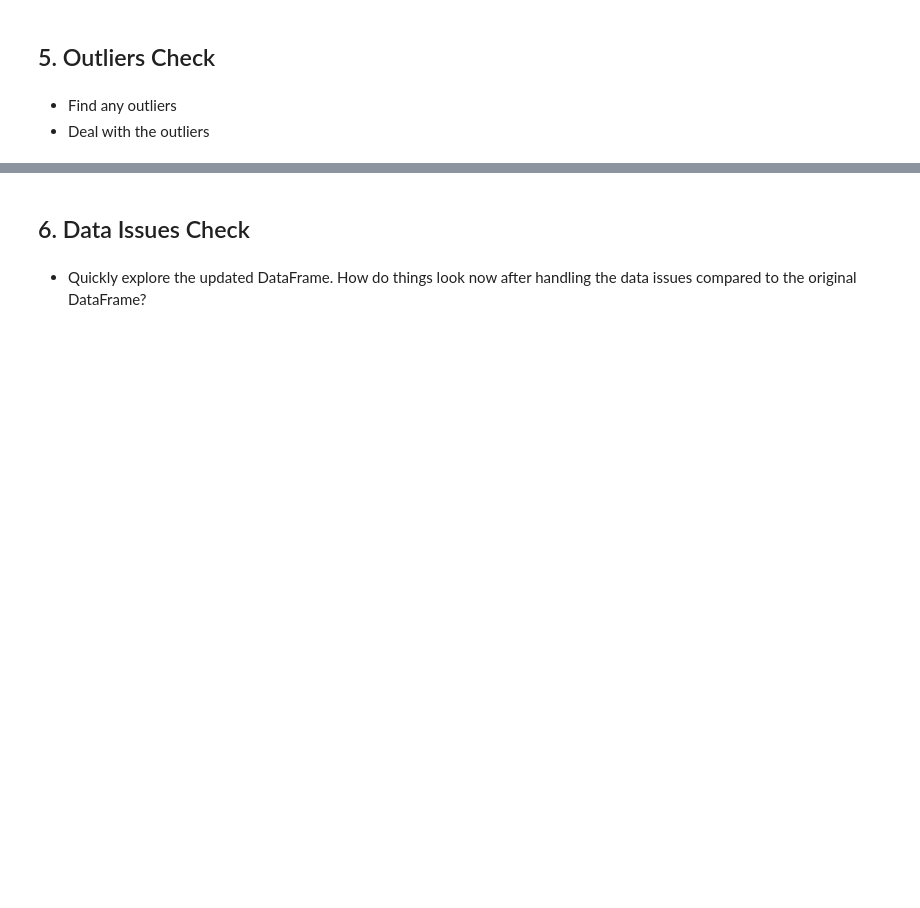
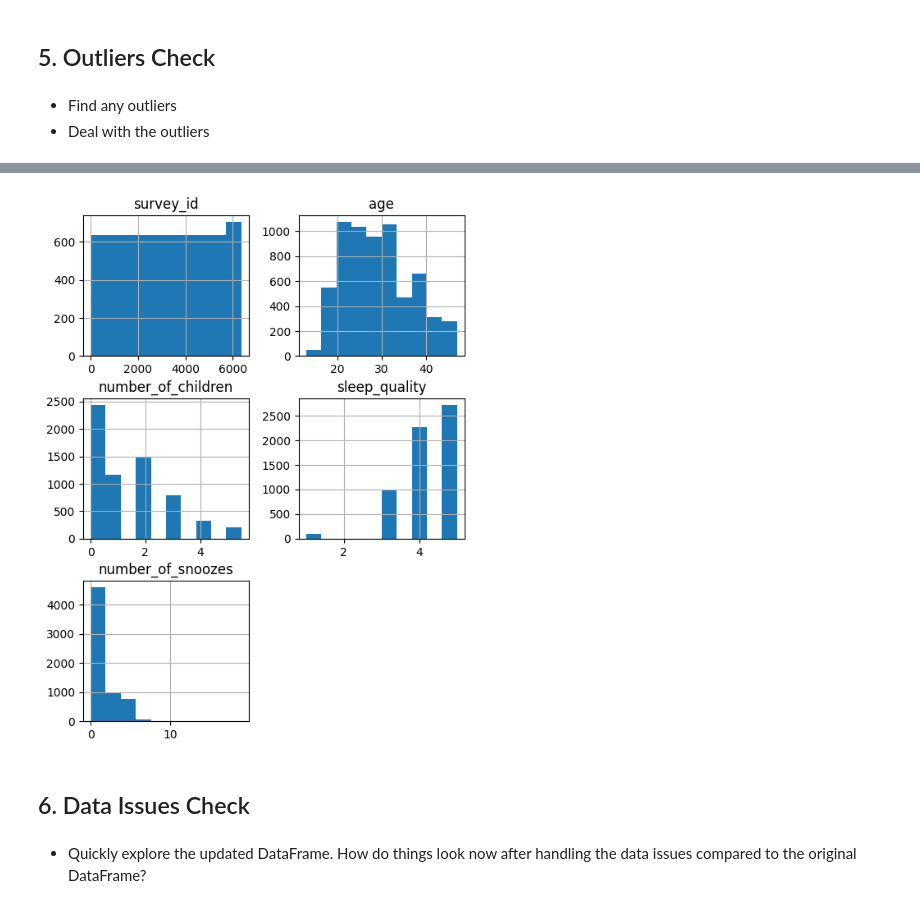
Before and after one commit to sonsungjong/ML_python, a Jupyter notebook: prep_eda/Course Assignment Notebooks/section05_assignments.ipynb, the cells around one changed output, grey strips where cells are left out. Saved outputs shown, nothing was run; the diff lists cells and outputs as text; code cells hidden in the pictures; blank space fills up the shorter version.

```diff
--- a/prep_eda/Course Assignment Notebooks/section05_assignments.ipynb
+++ b/prep_eda/Course Assignment Notebooks/section05_assignments.ipynb
@@ -179,0 +196,2 @@ df.info()
+# %%
+df.drop_duplicates(inplace=True)
@@ -185,3 +225,7 @@ df.info()
+# %%
+df.hist(figsize=(6,8));
+# %% [output]
+[figure, added]
 # %% [markdown]
 ## 6. Data Issues Check
 # %% [markdown]
```
Also changed, not shown: parts of 13 cells of this notebook, 2 other files.
